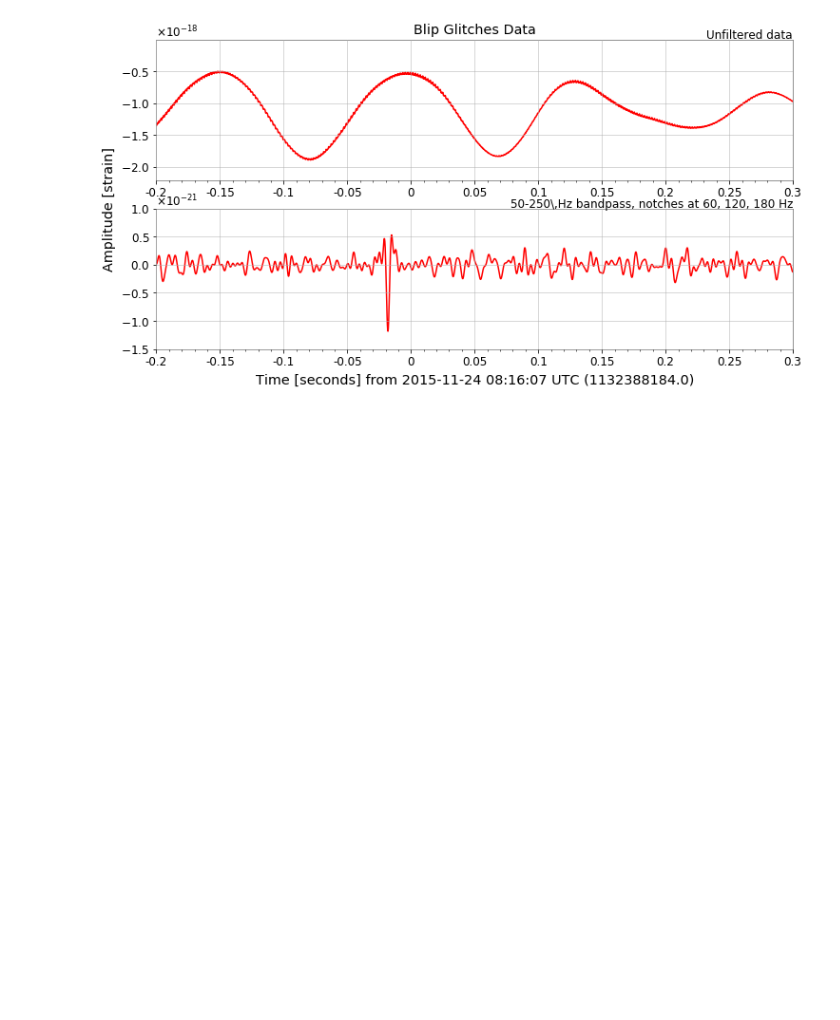
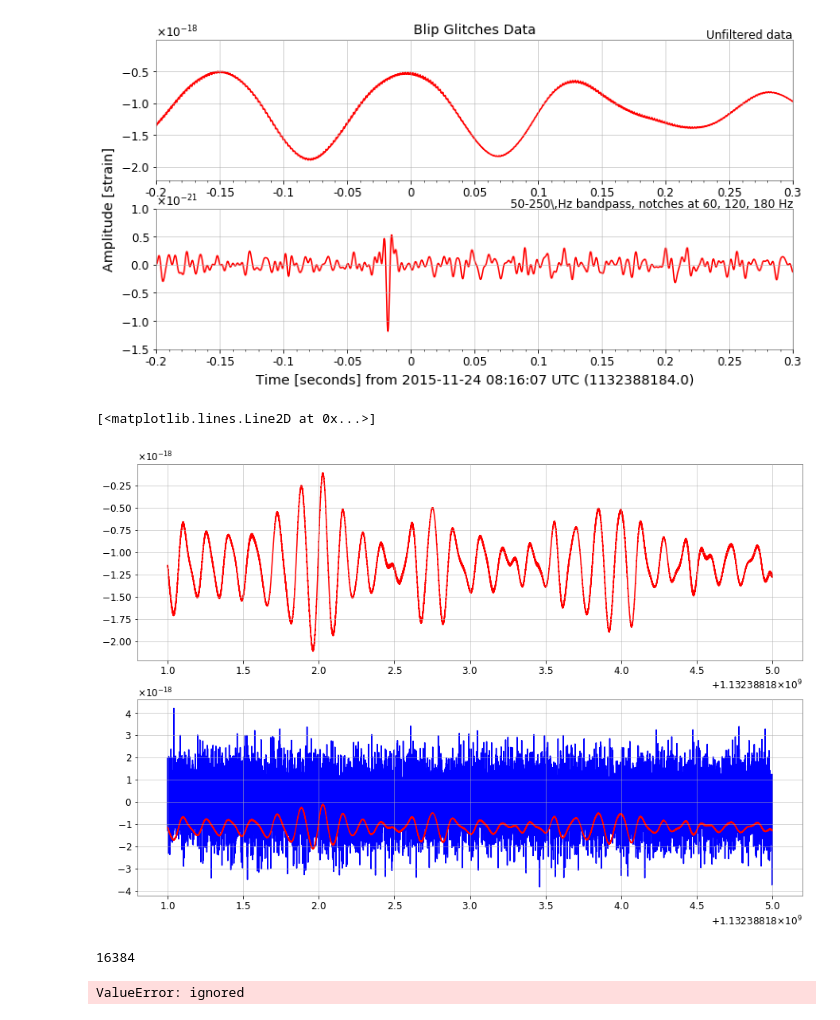
Before and after one commit to SGRGit/gwOsc, a Jupyter notebook: DataPrepBlipGlitches.ipynb, the cells around one changed output. Drawn from its saved outputs; the diff is of its cells as text; code cells hidden in the pictures; blank space fills up the shorter version.

```diff
--- a/DataPrepBlipGlitches.ipynb
+++ b/DataPrepBlipGlitches.ipynb
@@ -102,3 +102,18 @@ ax2.text(1.0, 1.01, '50-250\,Hz bandpass, notches at 60, 120, 180 Hz', transform
 plot.show()
 # %% [output]
 [figure]
+# %%
+#t_value = np.linspace(1133090460-2, 1133090460+2, num = np.array(data).size)
+t_value = np.linspace(1132388183-2, 1132388183+2, num = np.array(data).size)
+#t_noise = np.linspace(0, 10, num=np.array(data).size)
+
+from numpy import random
+xn = data + noise
+f, (ax1, ax2) = plt.subplots(2, 1)
+f.set_size_inches(15,10)
+ax1.plot(t_value, data, 'r')
+ax2.plot(t_value, noise, 'b')
+ax2.plot(t_value, data, 'r')
+# %% [output]
+[<matplotlib.lines.Line2D at 0x...>]
+[figure, added]
@@ -104,0 +122,8 @@ plot.show()
+# %%
+np.array(noise).size
+# %% [output]
+16384
+# %%
+data_noise = noise.inject(data)
+# %% [output]
+ValueError: ignored
```
Also changed, not shown: parts of 3 cells of this notebook.
